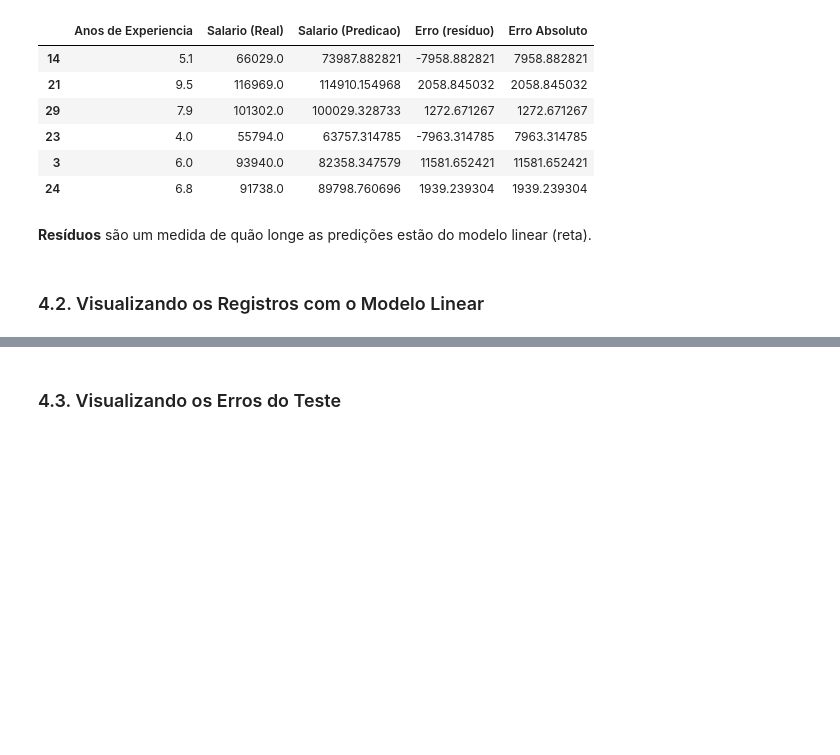
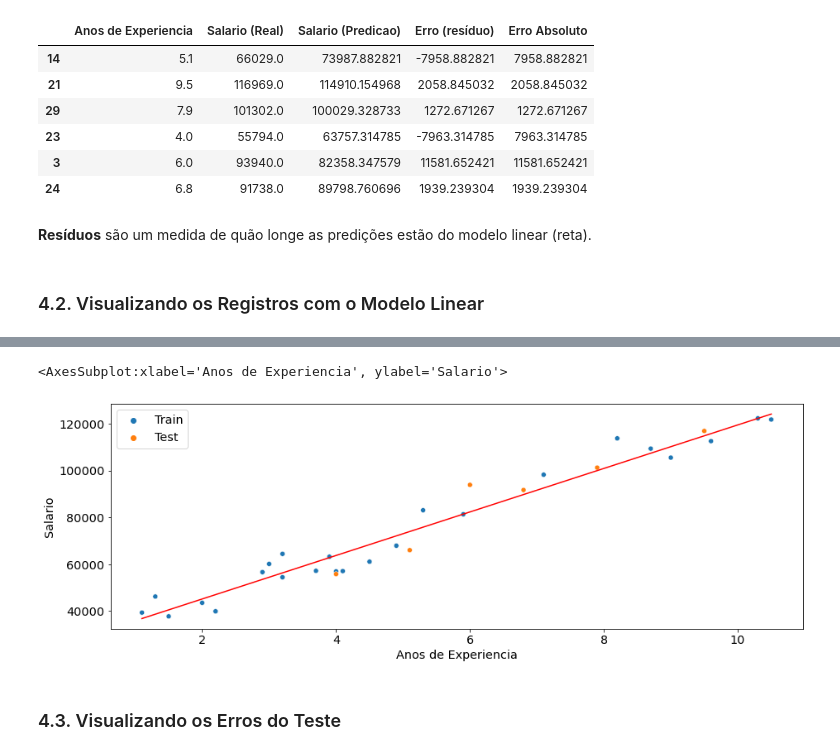
Before and after one commit to prof-samuka-IFSP/IFSP-CMP-D1AED-2021.1, a Jupyter notebook: regressao_linear/regressao_linear_simples.ipynb, the cells around one changed output, grey strips where cells are left out. Cells and saved outputs as stored; diff of their text form; code cells hidden in the pictures; blank space fills up the shorter version.

```diff
--- a/regressao_linear/regressao_linear_simples.ipynb
+++ b/regressao_linear/regressao_linear_simples.ipynb
@@ -337,3 +337,10 @@ resultados
 **Resíduos** são um medida de quão longe as predições estão do modelo linear (reta).
 # %% [markdown]
 ### 4.2. Visualizando os Registros com o Modelo Linear
+# %%
+regression_line_x = X['Anos de Experiencia']
+regression_line_y = regressor.predict(X)
+# %%
+X_labeled = X.copy()
+X_labeled['Label'] = 'Train'
+X_labeled
@@ -339,0 +365,3 @@ resultados
+# %%
+X_labeled.loc[X_test.index, 'Label'] = 'Test'
+X_labeled
@@ -340,2 +406,8 @@ resultados
+# %%
+sns.scatterplot(data=X_labeled, x='Anos de Experiencia', y=y, hue='Label')
+sns.lineplot(x=regression_line_x, y=regression_line_y, color='red')
+# %% [output]
+<AxesSubplot:xlabel='Anos de Experiencia', ylabel='Salario'>
+[figure, added]
 # %% [markdown]
 ### 4.3. Visualizando os Erros do Teste
```
Also changed, not shown: parts of 12 cells of this notebook, 1 other file.
